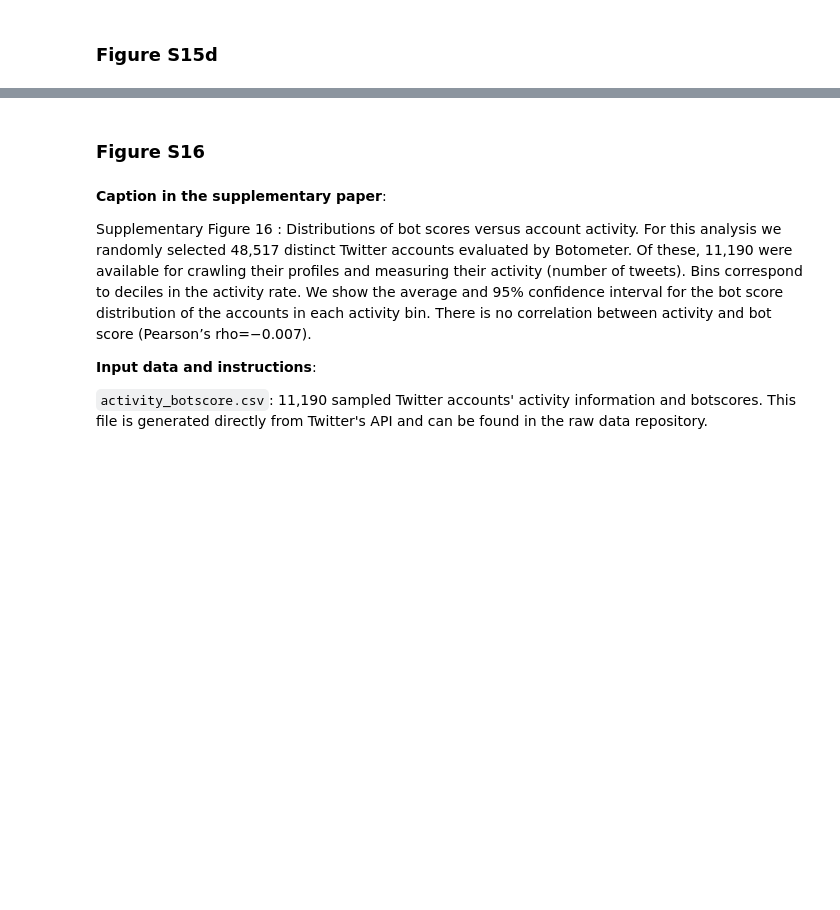
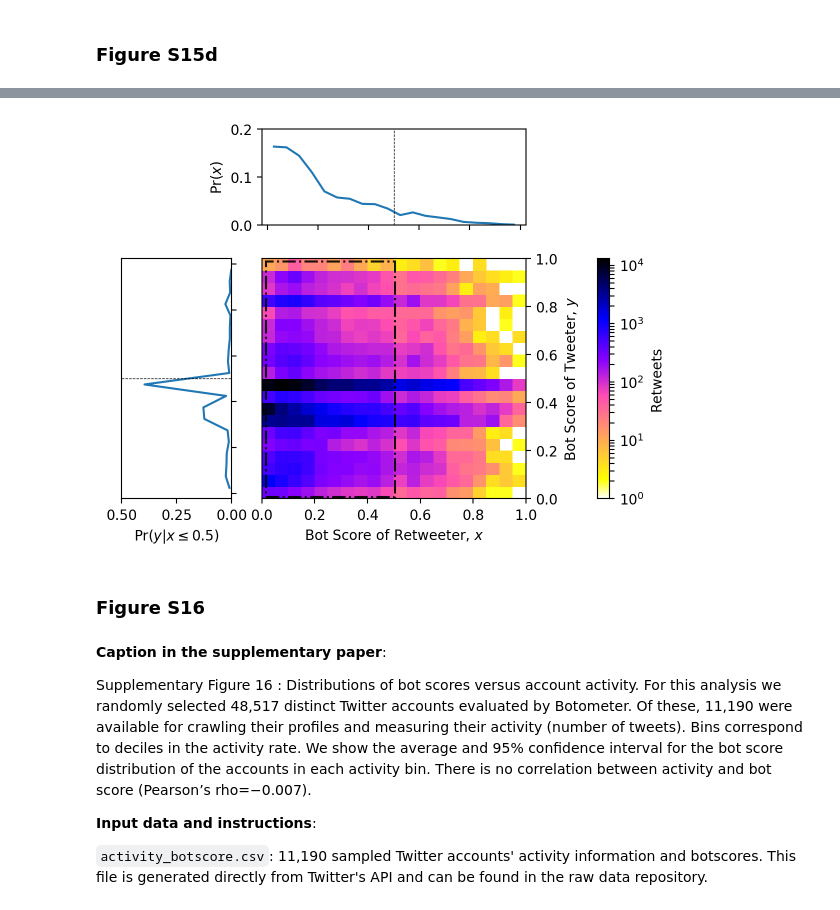
Before and after one commit to osome-iu/HoaxyBots, a Jupyter notebook: HoaxyBotsReproduction.ipynb, the cells around one changed output, grey strips where cells are left out. Cells and saved outputs as stored; diff of their text form; code cells hidden in the pictures; blank space fills up the shorter version.

```diff
--- a/HoaxyBotsReproduction.ipynb
+++ b/HoaxyBotsReproduction.ipynb
@@ -1885,0 +1901,97 @@ The input and instruction are the same with Figure 13 except Breitbart.com is re
+# %%
+nbins = 20
+
+fn = join(DATA_DIR, 'S15d_nobreitbart_bots_retweeter_tweeter.csv')
+df = pd.read_csv(fn)
+
+gs = gridspec.GridSpec(
+    2,
+    4,
+    wspace=0.3,
+    hspace=0.2,
+    width_ratios=[2.5, 6, 0.2, 0.5],
+    height_ratios=[0.8, 2])
+
+xdf_vc = df.tweeter_id.value_counts().rename('ncounts')
+xdf_vc.index.name = 'tweeter_id'
+xdf_vc = xdf_vc.reset_index(drop=False)
+xdf_bs = df[['tweeter_id', 'tweeter_score']].drop_duplicates()
+xdf_bs = pd.merge(xdf_bs, xdf_vc, on='tweeter_id').sort_values('ncounts', ascending=False)
+logger.info('Top counts for tweeter:\n%s', xdf_bs.head())
+
+#if remove_overloaded_accounts is True:
+#    df = df.loc[~df.tweeter_id.isin([18643437, 109065990, 14075928])]
+x = df.retweeter_score.values
+y = df.tweeter_score.values
+logger.info('%s retweets, %s retweeter, %s tweeter',
+            len(df), df.retweeter_id.nunique(), df.tweeter_id.nunique())
+H, xedges, yedges = np.histogram2d(
+    x, y, bins=np.linspace(0.0, 1.0, nbins + 1))
+# X1, Y1, horizontal curve
+df = pd.DataFrame(H)
+X1 = xedges[:-1] + np.true_divide(xedges[1:] - xedges[:-1], 2)
+Y1 = df.sum(axis=1) / df.sum(axis=1).sum()
+# X2, Y2, vertical curve
+df2 = df.iloc[:10]
+X2 = df2.sum(axis=0) / df.sum(axis=0).sum()
+Y2 = X1
+# X3, Y3, heatmap
+X3, Y3 = np.meshgrid(xedges, yedges)
+# gs[0, 1].update(hspace=0.1)
+ax1 = plt.subplot(gs[0, 1])
+ax2 = plt.subplot(gs[1, 0])
+ax3 = plt.subplot(gs[1, 1])
+ax4 = plt.subplot(gs[1, 3])
+# horizontal curve
+ax1.plot(X1, Y1)
+# verticla curve
+ax2.plot(X2, Y2)
+# heatmap
+im = ax3.pcolormesh(
+    X3,
+    Y3,
+    H.T,
+    norm=mpl.colors.LogNorm(vmin=H.min() + 1, vmax=H.max()),
+    cmap='gnuplot2_r')
+# color bar
+cb = plt.colorbar(im, ax=ax4, orientation='vertical', fraction=0.9)
+cb.set_label('Retweets')
+# disable xticklabels of ax1
+ax1.set_xticklabels([])
+# disable xticklabels of ax2
+ax2.set_yticklabels([])
+# set tick on right yaxis of ax2
+ax2.yaxis.tick_right()
+# add vertical dashed line on ax1
+ax1.axvline(0.5, color='k', linestyle='--', lw=0.5)
+# add xlabel
+ax1.set_ylabel('$\Pr(x)$')
+ax1.set_ylim((0, 0.2))
+# add horizontal dashed line on ax2
+ax2.axhline(0.5, color='k', linestyle='--', lw=0.5)
+# set inverse xlim of ax2, making xaxis increasing on inverse direction
+ax2.set_xlim((0.45, 0))
+ax2.set_xlim((0.5, 0))
+# add ylabel
+ax2.set_xlabel('$\Pr(y|x\leq 0.5)$')
+# set xlabel of ax3
+ax3.set_xlabel('Bot Score of Retweeter, $x$')
+# set ylabel of ax3
+ax3.yaxis.tick_right()
+ax3.yaxis.set_label_position("right")
+ax3.set_ylabel('Bot Score of Tweeter, $y$')
+# disable axis
+ax4.axis('off')
+# add rectangel for ax3
+rect = mpl.patches.Rectangle(
+    (0.015, 0.008),
+    0.49,
+    0.98,
+    alpha=0.9,
+    ec='black',
+    facecolor=None,
+    fill=False,
+    ls='-.',
+    lw=1.5)
+ax3.add_patch(rect)
+# %% [output]
@@ -1886,3 +1999,4 @@ The input and instruction are the same with Figure 13 except Breitbart.com is re
+[figure, added]
 # %% [markdown]
 ### Figure S16
 # %% [markdown]
```
Also changed, not shown: parts of 10 cells of this notebook.
